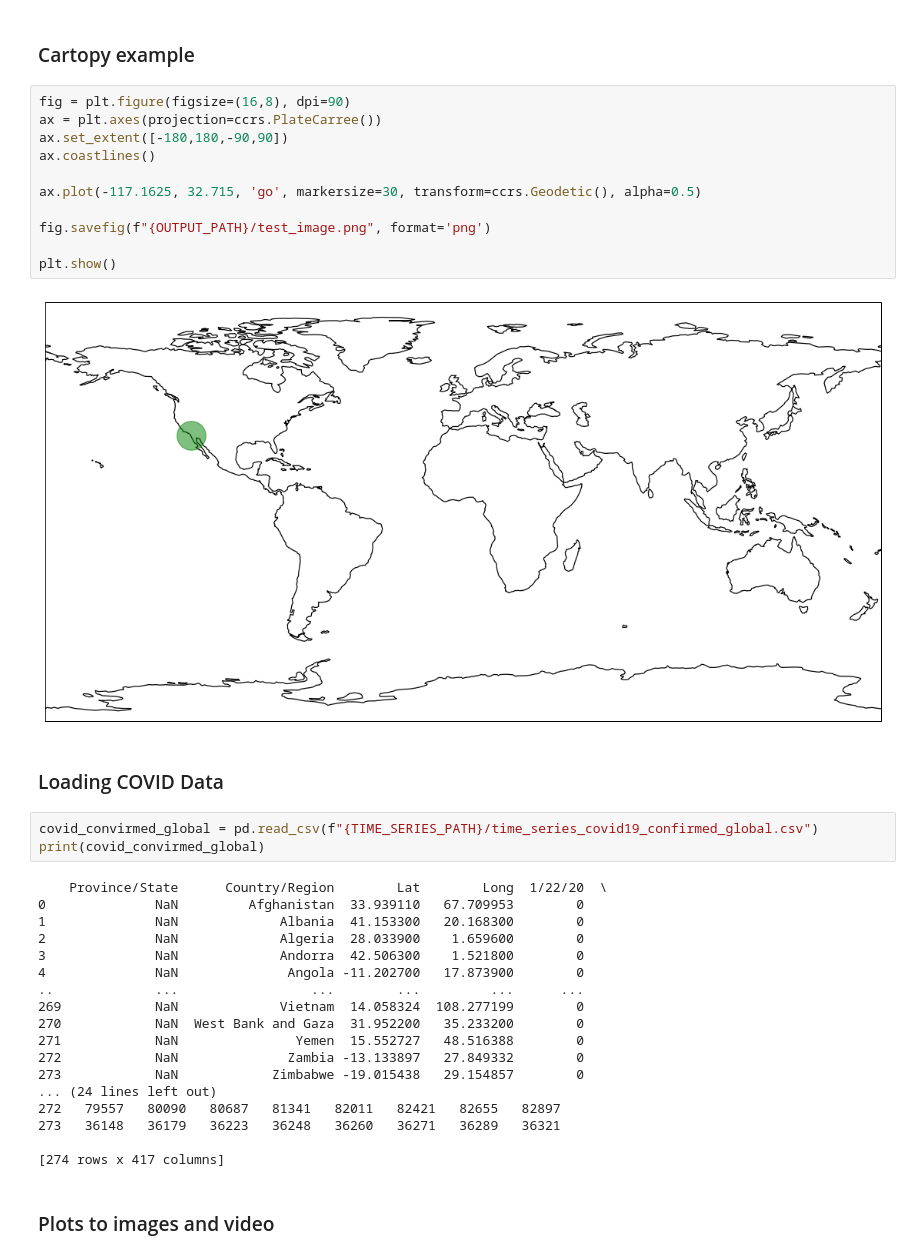
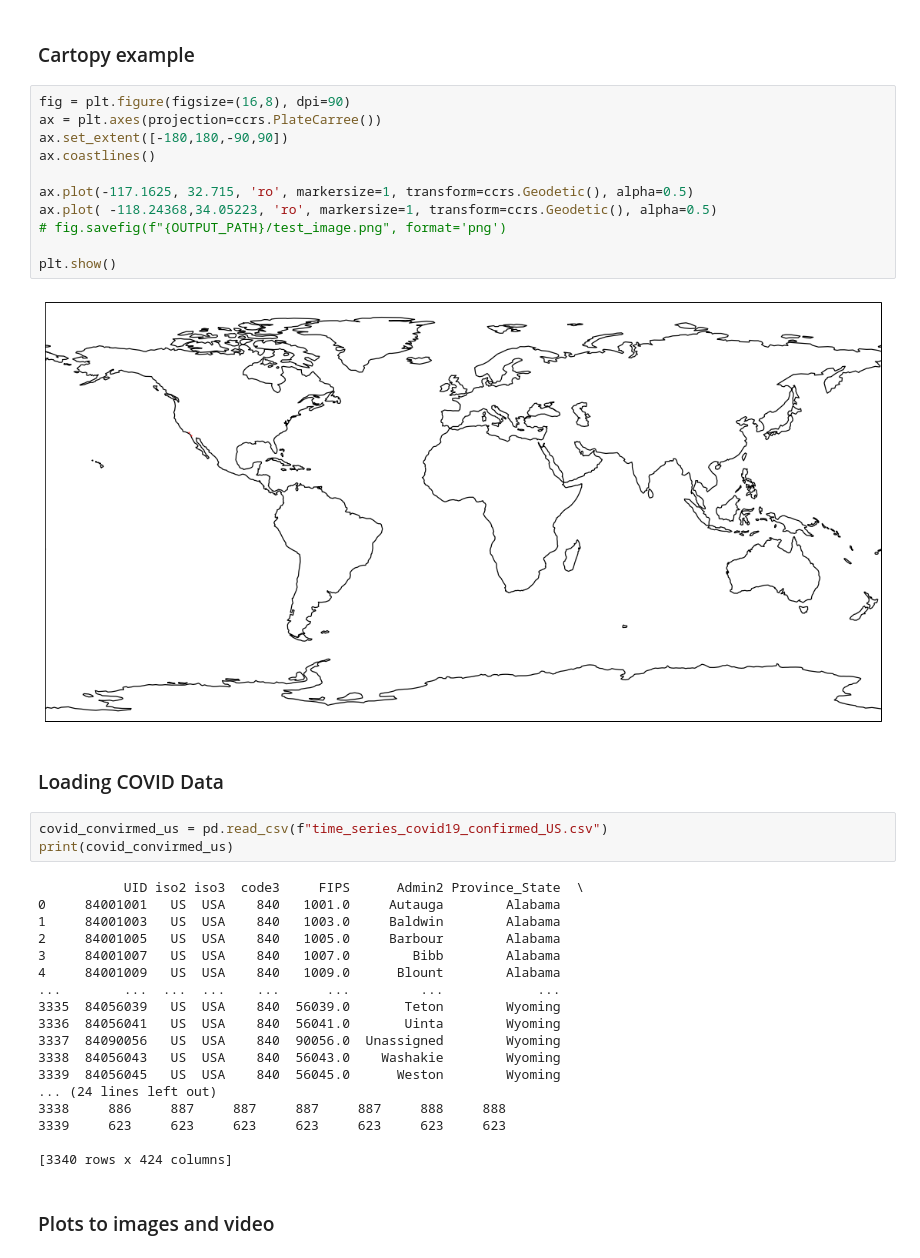
Before and after one commit to TravisAGengler/SciVisCovid, a Jupyter notebook: point_radius.ipynb, the cells around one changed output. Drawn from its saved outputs; the diff is of its cells as text.

```diff
--- a/point_radius.ipynb
+++ b/point_radius.ipynb
@@ -18,39 +18,39 @@ OUTPUT_PATH = "out"
 # %%
 fig = plt.figure(figsize=(16,8), dpi=90)
 ax = plt.axes(projection=ccrs.PlateCarree())
 ax.set_extent([-180,180,-90,90])
 ax.coastlines()
 
-ax.plot(-117.1625, 32.715, 'go', markersize=30, transform=ccrs.Geodetic(), alpha=0.5)
-
-fig.savefig(f"{OUTPUT_PATH}/test_image.png", format='png')
+ax.plot(-117.1625, 32.715, 'ro', markersize=1, transform=ccrs.Geodetic(), alpha=0.5)
+ax.plot( -118.24368,34.05223, 'ro', markersize=1, transform=ccrs.Geodetic(), alpha=0.5)
+# fig.savefig(f"{OUTPUT_PATH}/test_image.png", format='png')
 
 plt.show()
 # %% [output]
-[figure, old version]
+[figure, new version]
 # %% [markdown]
 ### Loading COVID Data
 # %%
-covid_convirmed_global = pd.read_csv(f"{TIME_SERIES_PATH}/time_series_covid19_confirmed_global.csv")
-print(covid_convirmed_global)
+covid_convirmed_us = pd.read_csv(f"time_series_covid19_confirmed_US.csv")
+print(covid_convirmed_us)
 # %% [output]
-    Province/State      Country/Region        Lat        Long  1/22/20  \
-0              NaN         Afghanistan  33.939110   67.709953        0
-1              NaN             Albania  41.153300   20.168300        0
-2              NaN             Algeria  28.033900    1.659600        0
-3              NaN             Andorra  42.506300    1.521800        0
-4              NaN              Angola -11.202700   17.873900        0
-..             ...                 ...        ...         ...      ...
-269            NaN             Vietnam  14.058324  108.277199        0
-270            NaN  West Bank and Gaza  31.952200   35.233200        0
-271            NaN               Yemen  15.552727   48.516388        0
-272            NaN              Zambia -13.133897   27.849332        0
-273            NaN            Zimbabwe -19.015438   29.154857        0
+           UID iso2 iso3  code3     FIPS      Admin2 Province_State  \
+0     84001001   US  USA    840   1001.0     Autauga        Alabama
+1     84001003   US  USA    840   1003.0     Baldwin        Alabama
+2     84001005   US  USA    840   1005.0     Barbour        Alabama
+3     84001007   US  USA    840   1007.0        Bibb        Alabama
+4     84001009   US  USA    840   1009.0      Blount        Alabama
+...        ...  ...  ...    ...      ...         ...            ...
+3335  84056039   US  USA    840  56039.0       Teton        Wyoming
+3336  84056041   US  USA    840  56041.0       Uinta        Wyoming
+3337  84090056   US  USA    840  90056.0  Unassigned        Wyoming
+3338  84056043   US  USA    840  56043.0    Washakie        Wyoming
+3339  84056045   US  USA    840  56045.0      Weston        Wyoming
 ... (24 lines left out)
-272   79557   80090   80687   81341   82011   82421   82655   82897
-273   36148   36179   36223   36248   36260   36271   36289   36321
+3338     886     887     887     887     887     888     888
+3339     623     623     623     623     623     623     623
 
-[274 rows x 417 columns]
+[3340 rows x 424 columns]
 # %% [markdown]
 ### Plots to images and video
 # %%
```
Also changed, not shown: parts of 5 cells of this notebook.
